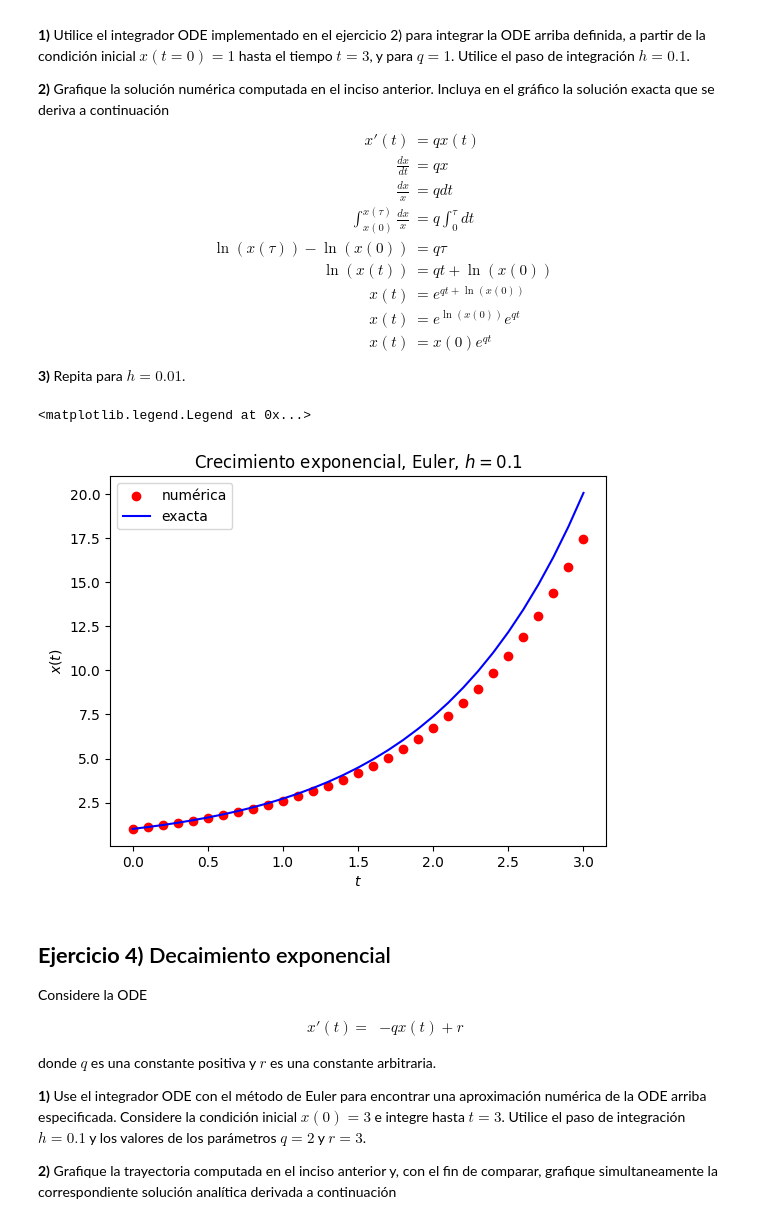
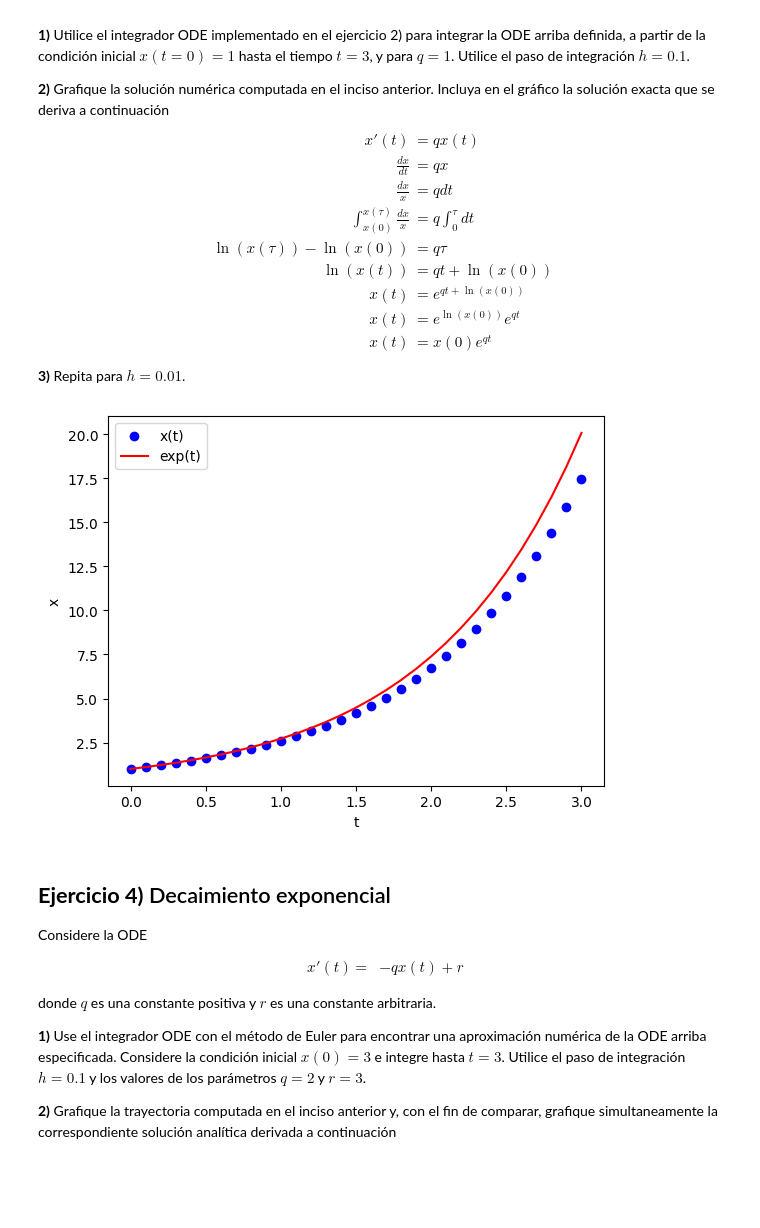
Before and after one commit to AdolfoBanchio/Redes-neuronales-2024, a Jupyter notebook: guias_ejercicios/redes_neuronales_2024_guia_4.ipynb, the cells around one changed output. Drawn from its saved outputs; the diff is of its cells as text; code cells hidden in the pictures; blank space fills up the shorter version.

```diff
--- a/guias_ejercicios/redes_neuronales_2024_guia_4.ipynb
+++ b/guias_ejercicios/redes_neuronales_2024_guia_4.ipynb
@@ -262,7 +262,7 @@ $$
 **3)** Repita para $h=0.01$.
 # %%
 #3.1)
-def f(x,t,p):
+def f_3(x,t,p):
     """
     q = p[0]
     """
@@ -277,18 +276,16 @@ p = np.array([1])
 # %%
-t,w = integrador_ode(euler,f,xa,a,b,k,p)
+tiempos, w = integrador_ode(euler,f_3,xa,a,b,int((b-a)/h),p)
-# %%
-# 3.2)
-plt.xlabel('$t$')
-plt.ylabel('$x(t)$')
-#plt.xlim(-0.1,5.1)
-#plt.ylim(-0.1,1.1)
-plt.scatter(t,w[0,:],label="numérica",linestyle='-',c='red')
-plt.plot(t,np.exp(p[0]*t),label="exacta",linestyle='-',c='blue')
-plt.title('Crecimiento exponencial, Euler, $h=0.1$')
-plt.legend()
-# %% [output]
-<matplotlib.legend.Legend at 0x...>
-[figure, removed]
+# %%
+# graficar w contra el tiempo
+plt.scatter(tiempos,w[0,:], label='x(t)', color='blue')
+plt.xlabel('t')
+plt.ylabel('x')
+
+plt.plot(tiempos, np.exp(tiempos), label='exp(t)', color='red')
+plt.legend()
+plt.show()
+# %% [output]
+[figure, added]
 # %%
 # 3.3)
 # %% [markdown]
```
Also changed, not shown: parts of 13 cells of this notebook, 8 other files.
